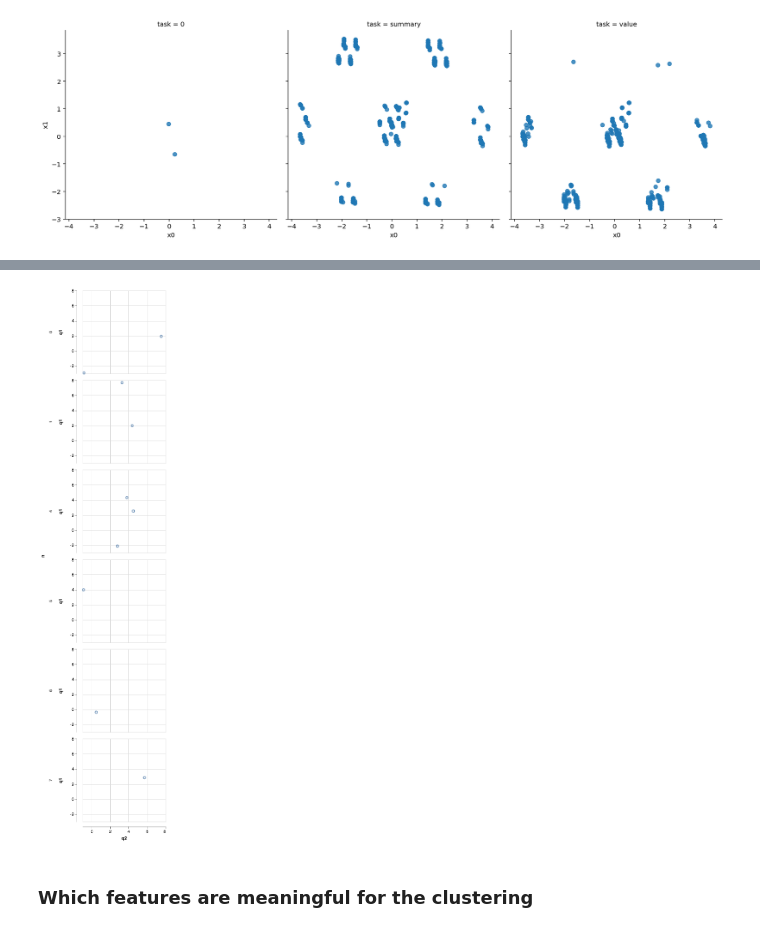
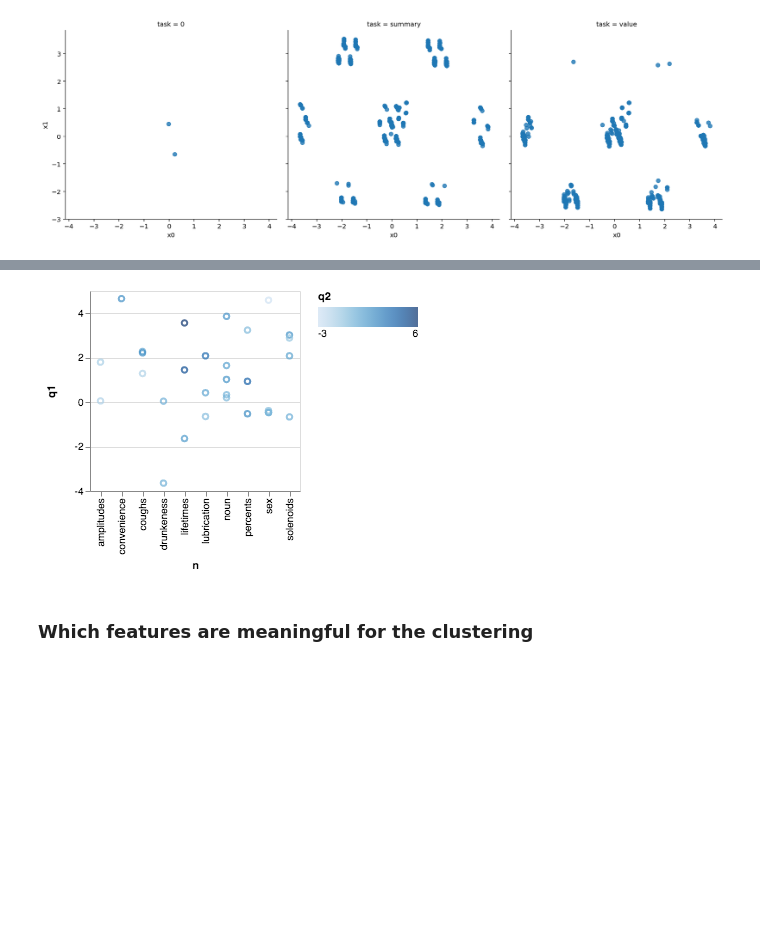
Before and after one commit to uwdata/draco, a Jupyter notebook: notebooks/Feature analysis.ipynb, the cells around one changed output, grey strips where cells are left out. Saved outputs shown, nothing was run; the diff lists cells and outputs as text; code cells hidden in the pictures; blank space fills up the shorter version.

```diff
--- a/notebooks/Feature analysis.ipynb
+++ b/notebooks/Feature analysis.ipynb
@@ -114,13 +110,13 @@ VegaLite(spec)
 # %%
 spec = pair.positive
 spec['data'] = {
-    'values': vals
+    'values': pair.data.content
 }
 
 VegaLite(spec)
 # %% [output]
 [interactive output not drawn]
-[figure, old version]
+[figure, new version]
 # %% [markdown]
 ### Which features are meaningful for the clustering
 # %%
```
Also changed, not shown: parts of 10 cells of this notebook, 2 other files.
